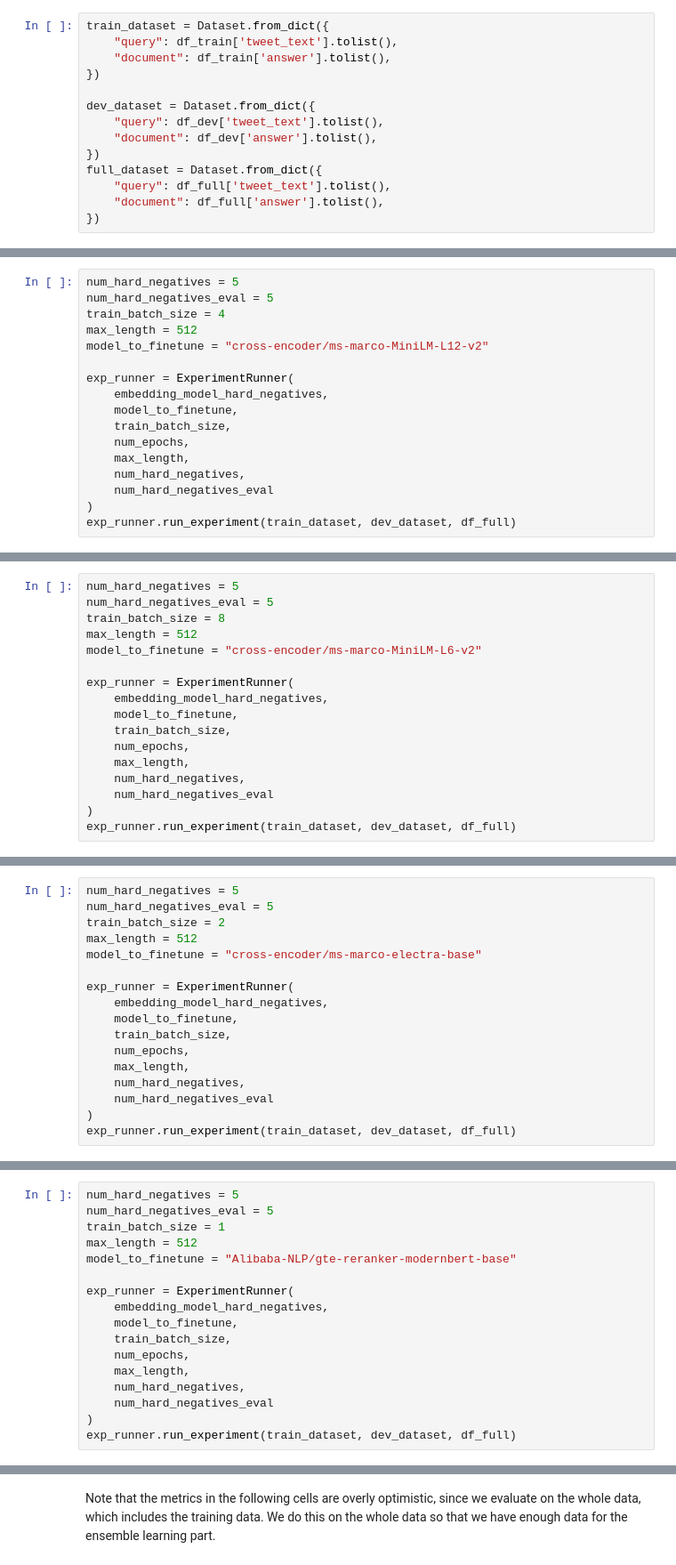
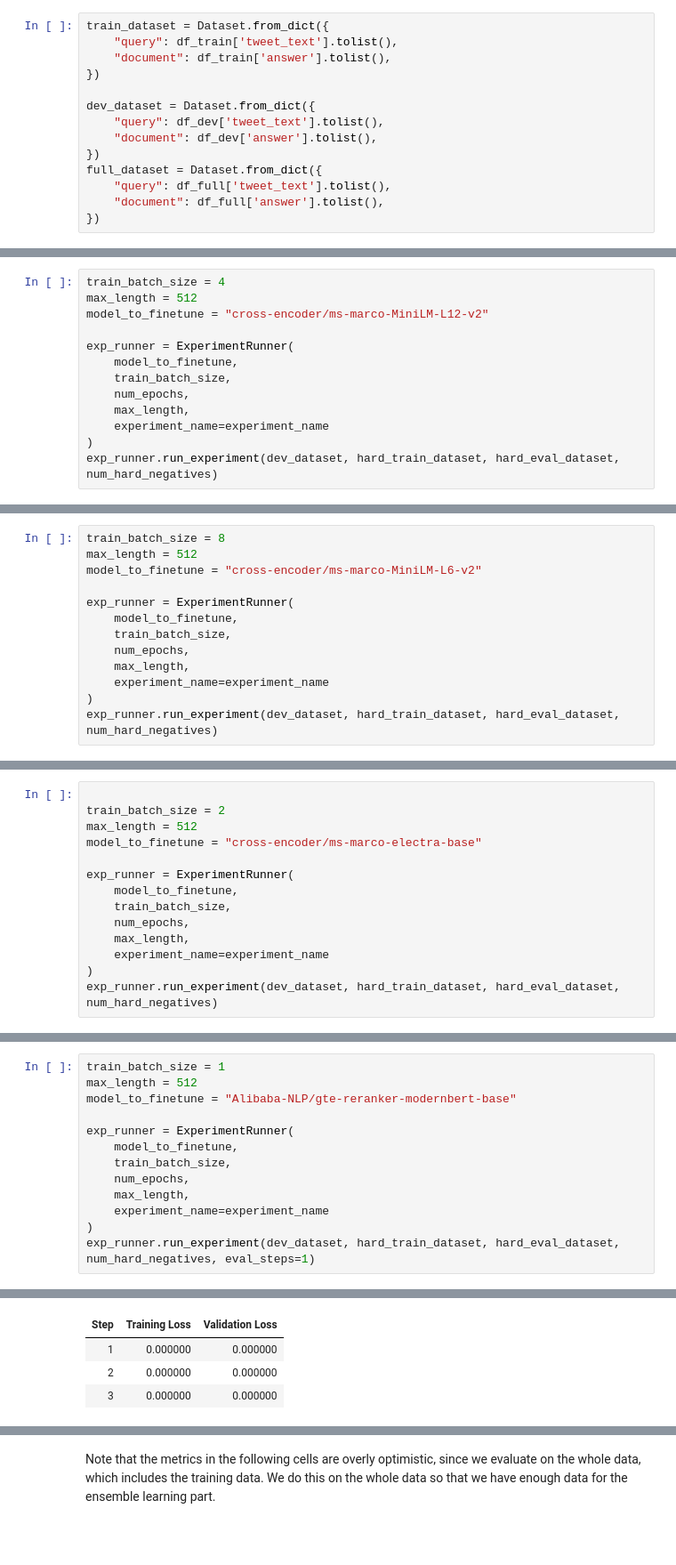
Before and after one commit to AIR25-CheckThat-Group1/CheckThat-ScientificClaimSourceRetrieval, a Jupyter notebook: reranking.ipynb, the cells around one changed output, grey strips where cells are left out. Shown at 89% size. Saved outputs shown, nothing was run; the diff lists cells and outputs as text; blank space fills up the shorter version.

```diff
--- a/reranking.ipynb
+++ b/reranking.ipynb
@@ -635,17 +631,13 @@ Evaluation results: {1: 0.5671428571428572, 5: 0.6254047619047619, 10: 0.6306621
 # %%
-num_hard_negatives = 5
-num_hard_negatives_eval = 5
 train_batch_size = 4
 max_length = 512
 model_to_finetune = "cross-encoder/ms-marco-MiniLM-L12-v2"
 
 exp_runner = ExperimentRunner(
-    embedding_model_hard_negatives,
     model_to_finetune,
     train_batch_size,
     num_epochs,
     max_length,
-    num_hard_negatives,
-    num_hard_negatives_eval
+    experiment_name=experiment_name
 )
-exp_runner.run_experiment(train_dataset, dev_dataset, df_full)
+exp_runner.run_experiment(dev_dataset, hard_train_dataset, hard_eval_dataset, num_hard_negatives)
@@ -743,20 +644,16 @@ Evaluation results: {1: 0.5607142857142857, 5: 0.6167857142857143, 10: 0.6224671
 # %%
-num_hard_negatives = 5
-num_hard_negatives_eval = 5
 train_batch_size = 8
 max_length = 512
 model_to_finetune = "cross-encoder/ms-marco-MiniLM-L6-v2"
 
 exp_runner = ExperimentRunner(
-    embedding_model_hard_negatives,
     model_to_finetune,
     train_batch_size,
     num_epochs,
     max_length,
-    num_hard_negatives,
-    num_hard_negatives_eval
+    experiment_name=experiment_name
 )
-exp_runner.run_experiment(train_dataset, dev_dataset, df_full)
+exp_runner.run_experiment(dev_dataset, hard_train_dataset, hard_eval_dataset, num_hard_negatives)
 # %% [output]
 The `margin` parameter is deprecated. Use the `absolute_margin` and/or `relative_margin` parameter instead. Setting `absolute_margin` to `0.05`.
 Found 12842 unique queries out of 12853 total queries.
@@ -796,22 +693,19 @@ Token indices sequence length is longer than the specified maximum sequence leng
 | 10000 | 1.471900 | 0.196620 | 0.834333 | 0.834333 | 0.874425 | 0.465655 | ... |
 | 12500 | 1.440500 | 0.217848 | 0.838333 | 0.838333 | 0.877416 | 0.465655 | ... |
 # %%
-num_hard_negatives = 5
-num_hard_negatives_eval = 5
+
 train_batch_size = 2
 max_length = 512
 model_to_finetune = "cross-encoder/ms-marco-electra-base"
 
 exp_runner = ExperimentRunner(
-    embedding_model_hard_negatives,
     model_to_finetune,
     train_batch_size,
     num_epochs,
     max_length,
-    num_hard_negatives,
-    num_hard_negatives_eval
+    experiment_name=experiment_name
 )
-exp_runner.run_experiment(train_dataset, dev_dataset, df_full)
+exp_runner.run_experiment(dev_dataset, hard_train_dataset, hard_eval_dataset, num_hard_negatives)
 # %% [output]
 The `margin` parameter is deprecated. Use the `absolute_margin` and/or `relative_margin` parameter instead. Setting `absolute_margin` to `0.05`.
 Found 12842 unique queries out of 12853 total queries.
@@ -851,20 +745,16 @@ Token indices sequence length is longer than the specified maximum sequence leng
 | 40000 | 0.621900 | 0.069230 | 0.749655 | 0.749655 | 0.810180 | 0.465655 | ... |
 | 50000 | 0.601500 | 0.054134 | 0.762869 | 0.762869 | 0.820240 | 0.465655 | ... |
 # %%
-num_hard_negatives = 5
-num_hard_negatives_eval = 5
 train_batch_size = 1
 max_length = 512
 model_to_finetune = "Alibaba-NLP/gte-reranker-modernbert-base"
 
 exp_runner = ExperimentRunner(
-    embedding_model_hard_negatives,
     model_to_finetune,
     train_batch_size,
     num_epochs,
     max_length,
-    num_hard_negatives,
-    num_hard_negatives_eval
+    experiment_name=experiment_name
 )
-exp_runner.run_experiment(train_dataset, dev_dataset, df_full)
+exp_runner.run_experiment(dev_dataset, hard_train_dataset, hard_eval_dataset, num_hard_negatives, eval_steps=1)
 # %% [output]
@@ -873,0 +763,4 @@ Found an average of 1.001 positives per query.
+| Step | Training Loss | Validation Loss |
+| 1 | 0.000000 | 0.000000 |
+| 2 | 0.000000 | 0.000000 |
+| 3 | 0.000000 | 0.000000 |
```
Also changed, not shown: parts of 17 cells of this notebook, 1 other file.
